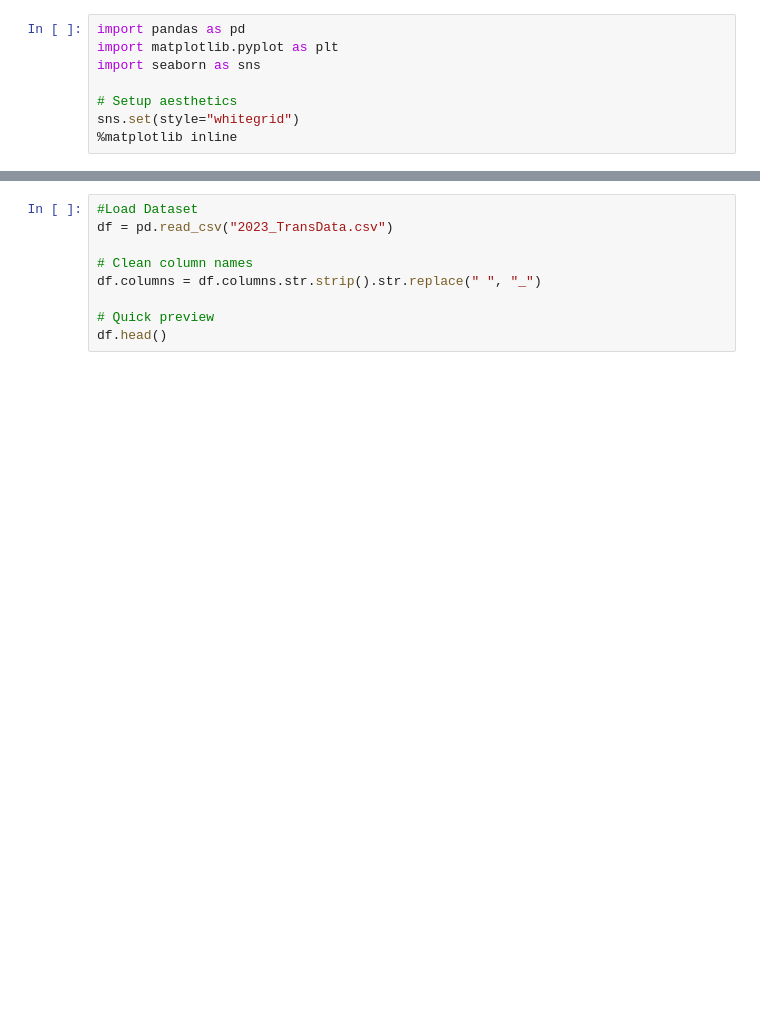
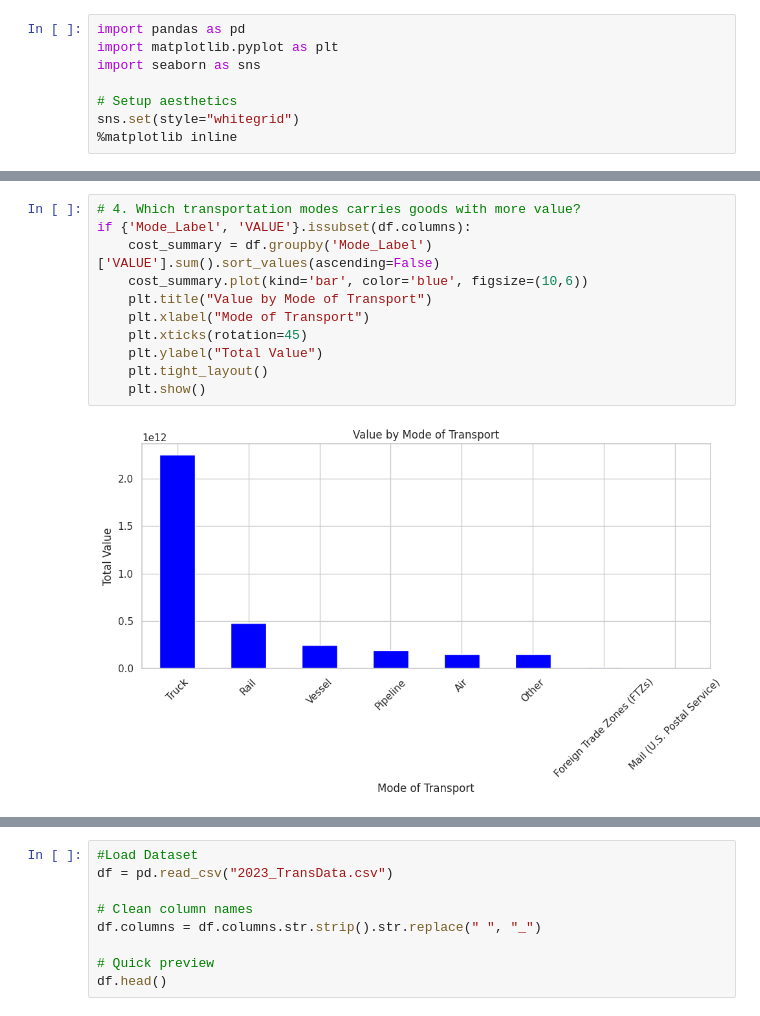
Before and after one commit to iamjustkay/-TransBorder-Freight-Data-Analysis-Project, a Jupyter notebook: Transport_Data_Analysis.ipynb, the cells around one changed output, grey strips where cells are left out. Cells and saved outputs as stored; diff of their text form; blank space fills up the shorter version.

```diff
--- a/Transport_Data_Analysis.ipynb
+++ b/Transport_Data_Analysis.ipynb
@@ -20,0 +141,13 @@ sns.set(style="whitegrid")
+# %%
+# 4. Which transportation modes carries goods with more value?
+if {'Mode_Label', 'VALUE'}.issubset(df.columns):
+    cost_summary = df.groupby('Mode_Label')['VALUE'].sum().sort_values(ascending=False)
+    cost_summary.plot(kind='bar', color='blue', figsize=(10,6))
+    plt.title("Value by Mode of Transport")
+    plt.xlabel("Mode of Transport")
+    plt.xticks(rotation=45)
+    plt.ylabel("Total Value")
+    plt.tight_layout()
+    plt.show()
+# %% [output]
+[figure, added]
```
Also changed, not shown: parts of 49 cells of this notebook.
